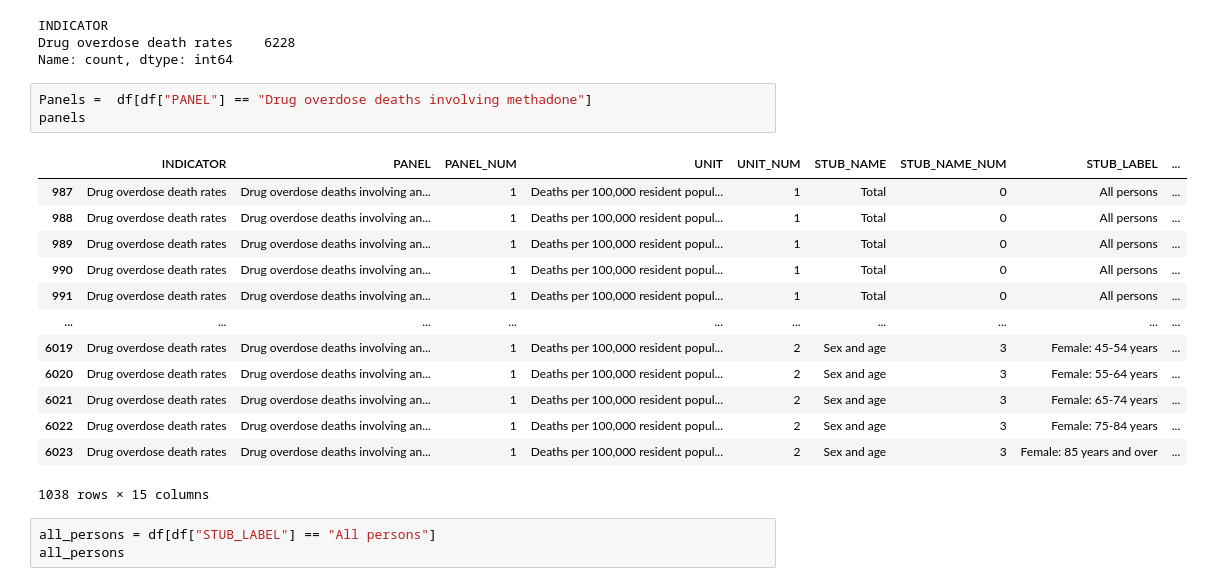
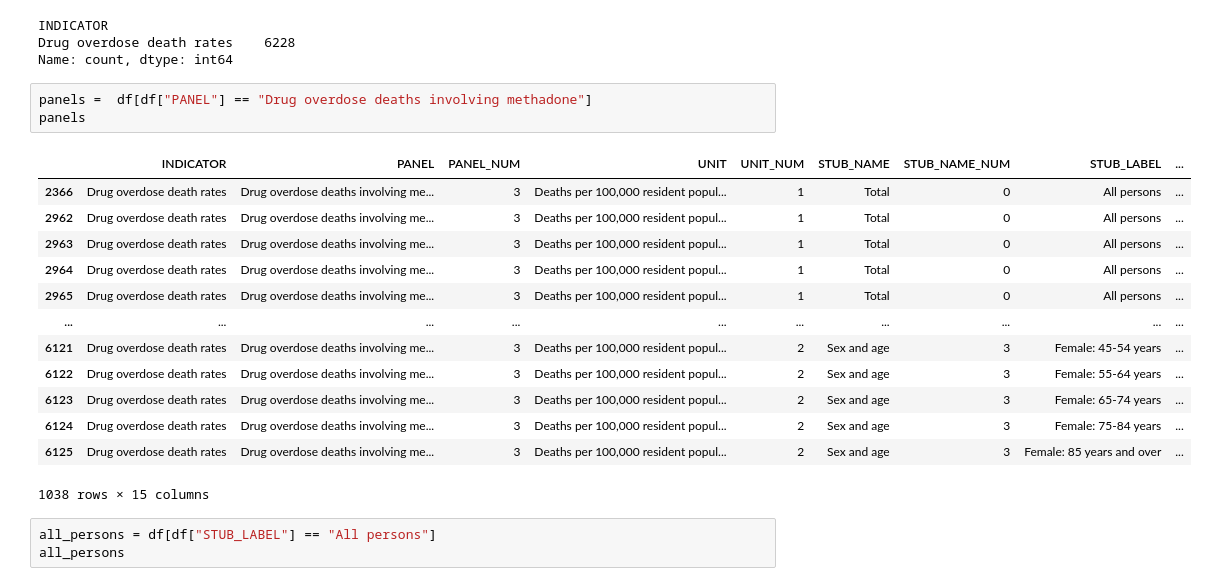
Before and after one commit to chica25/Drug-Overdose, a Jupyter notebook: eda.ipynb, the cells around one changed output. Saved outputs shown, nothing was run; the diff lists cells and outputs as text.

```diff
--- a/eda.ipynb
+++ b/eda.ipynb
@@ -309,21 +293,21 @@ INDICATOR
 Drug overdose death rates    6228
 Name: count, dtype: int64
 # %%
-Panels =  df[df["PANEL"] == "Drug overdose deaths involving methadone"]
+panels =  df[df["PANEL"] == "Drug overdose deaths involving methadone"]
 panels
 # %% [output]
 |  | INDICATOR | PANEL | PANEL_NUM | UNIT | UNIT_NUM | STUB_NAME | STUB_NAME_NUM | STUB_LABEL | ... |
-| 987 | Drug overdose death rates | Drug overdose deaths involving an... | 1 | Deaths per 100,000 resident popul... | 1 | Total | 0 | All persons | ... |
-| 988 | Drug overdose death rates | Drug overdose deaths involving an... | 1 | Deaths per 100,000 resident popul... | 1 | Total | 0 | All persons | ... |
-| 989 | Drug overdose death rates | Drug overdose deaths involving an... | 1 | Deaths per 100,000 resident popul... | 1 | Total | 0 | All persons | ... |
-| 990 | Drug overdose death rates | Drug overdose deaths involving an... | 1 | Deaths per 100,000 resident popul... | 1 | Total | 0 | All persons | ... |
-| 991 | Drug overdose death rates | Drug overdose deaths involving an... | 1 | Deaths per 100,000 resident popul... | 1 | Total | 0 | All persons | ... |
+| 2366 | Drug overdose death rates | Drug overdose deaths involving me... | 3 | Deaths per 100,000 resident popul... | 1 | Total | 0 | All persons | ... |
+| 2962 | Drug overdose death rates | Drug overdose deaths involving me... | 3 | Deaths per 100,000 resident popul... | 1 | Total | 0 | All persons | ... |
+| 2963 | Drug overdose death rates | Drug overdose deaths involving me... | 3 | Deaths per 100,000 resident popul... | 1 | Total | 0 | All persons | ... |
+| 2964 | Drug overdose death rates | Drug overdose deaths involving me... | 3 | Deaths per 100,000 resident popul... | 1 | Total | 0 | All persons | ... |
+| 2965 | Drug overdose death rates | Drug overdose deaths involving me... | 3 | Deaths per 100,000 resident popul... | 1 | Total | 0 | All persons | ... |
 | ... | ... | ... | ... | ... | ... | ... | ... | ... | ... |
-| 6019 | Drug overdose death rates | Drug overdose deaths involving an... | 1 | Deaths per 100,000 resident popul... | 2 | Sex and age | 3 | Female: 45-54 years | ... |
-| 6020 | Drug overdose death rates | Drug overdose deaths involving an... | 1 | Deaths per 100,000 resident popul... | 2 | Sex and age | 3 | Female: 55-64 years | ... |
-| 6021 | Drug overdose death rates | Drug overdose deaths involving an... | 1 | Deaths per 100,000 resident popul... | 2 | Sex and age | 3 | Female: 65-74 years | ... |
-| 6022 | Drug overdose death rates | Drug overdose deaths involving an... | 1 | Deaths per 100,000 resident popul... | 2 | Sex and age | 3 | Female: 75-84 years | ... |
-| 6023 | Drug overdose death rates | Drug overdose deaths involving an... | 1 | Deaths per 100,000 resident popul... | 2 | Sex and age | 3 | Female: 85 years and over | ... |
+| 6121 | Drug overdose death rates | Drug overdose deaths involving me... | 3 | Deaths per 100,000 resident popul... | 2 | Sex and age | 3 | Female: 45-54 years | ... |
+| 6122 | Drug overdose death rates | Drug overdose deaths involving me... | 3 | Deaths per 100,000 resident popul... | 2 | Sex and age | 3 | Female: 55-64 years | ... |
+| 6123 | Drug overdose death rates | Drug overdose deaths involving me... | 3 | Deaths per 100,000 resident popul... | 2 | Sex and age | 3 | Female: 65-74 years | ... |
+| 6124 | Drug overdose death rates | Drug overdose deaths involving me... | 3 | Deaths per 100,000 resident popul... | 2 | Sex and age | 3 | Female: 75-84 years | ... |
+| 6125 | Drug overdose death rates | Drug overdose deaths involving me... | 3 | Deaths per 100,000 resident popul... | 2 | Sex and age | 3 | Female: 85 years and over | ... |
 1038 rows × 15 columns
 # %%
 all_persons = df[df["STUB_LABEL"] == "All persons"]
```
Also changed, not shown: parts of 19 cells of this notebook, 1 other file.
